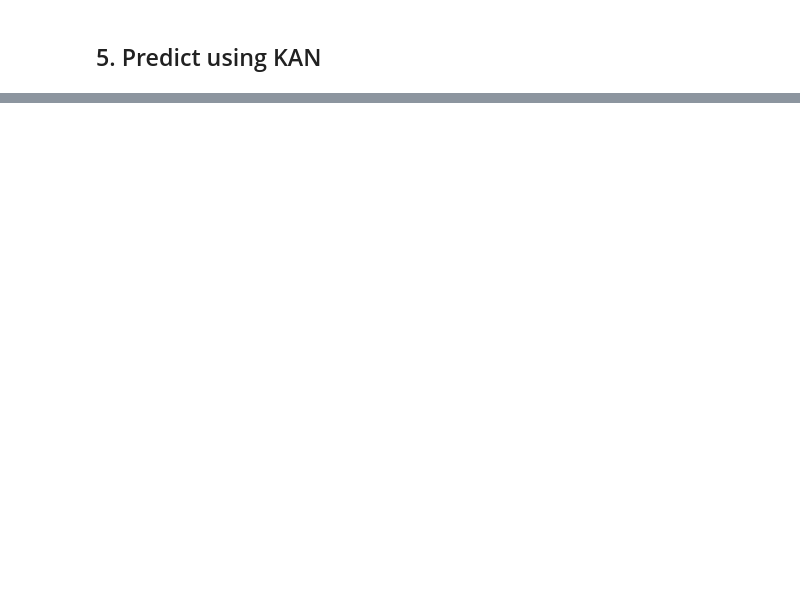
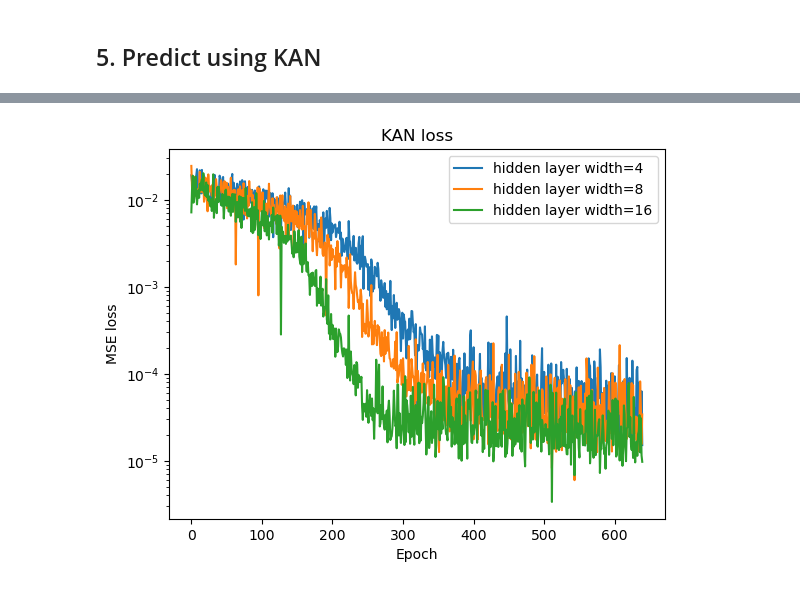
Before and after one commit to MorganREN/TKAN4GrangerCausality, a Jupyter notebook: KAN4Granger/KANvsMLP_TS_demo.ipynb, the cells around one changed output, grey strips where cells are left out. Drawn from its saved outputs; the diff is of its cells as text; code cells hidden in the pictures; blank space fills up the shorter version.

```diff
--- a/KAN4Granger/KANvsMLP_TS_demo.ipynb
+++ b/KAN4Granger/KANvsMLP_TS_demo.ipynb
@@ -127,3 +129,34 @@ torch.Size([997, 9])
 torch.Size([997, 1])
 # %% [markdown]
 ## 5. Predict using KAN
+# %%
+layers = [4, 8, 16]
+kan_loss_all = []
+kan_output_all = []
+
+for layer in layers:
+    model = KAN([dim_input, layer, dim_output])
+    optimizer = optim.Adam(model.parameters(), lr=lr)
+    criterion = nn.MSELoss()
+
+    kan_loss = []
+    print("-" * 10)
+    print("Hidden layer number: ", layer)
+
+    for epoch in range(epochs):
+        # Train
+        model.train()
+        for i, data in enumerate(trainloader):
+            inputs, labels = data
+            optimizer.zero_grad()
+            outputs = model(inputs)
+            loss = criterion(outputs, labels)
+            kan_loss.append(loss.item())
+            loss.backward()
+            optimizer.step()
+
+        if (epoch+1) % 5 == 0:
+            print('Epoch: {}, loss: {}'.format(epoch + 1, loss.item()))
+
+    kan_output_all.append(model(array).detach().numpy())
+    kan_loss_all.append(kan_loss)
@@ -129,0 +182,12 @@ torch.Size([997, 1])
+# %%
+for i, kan_loss in enumerate(kan_loss_all):
+    plt.plot(kan_loss, label='hidden layer width={}'.format(layers[i]))
+    # log scale
+    plt.yscale('log')
+    plt.legend()
+    plt.xlabel('Epoch')
+    plt.ylabel('MSE loss')
+    plt.title('KAN loss')
+plt.show()
+# %% [output]
+[figure, added]
```
Also changed, not shown: parts of 6 cells of this notebook, 1 other file.
